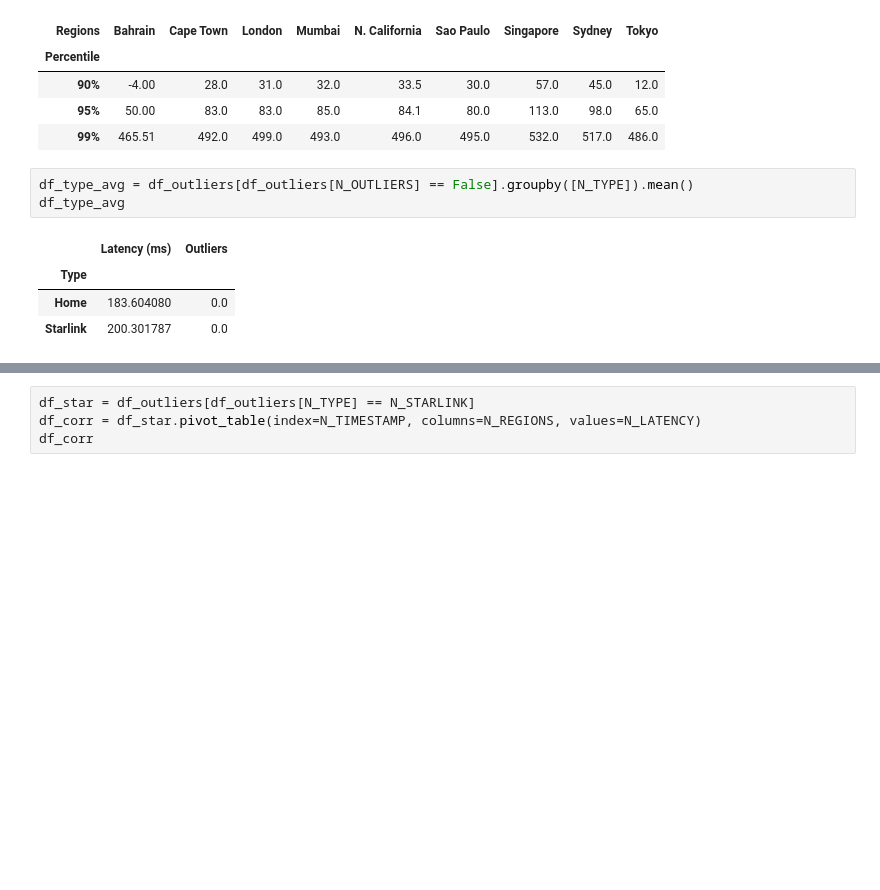
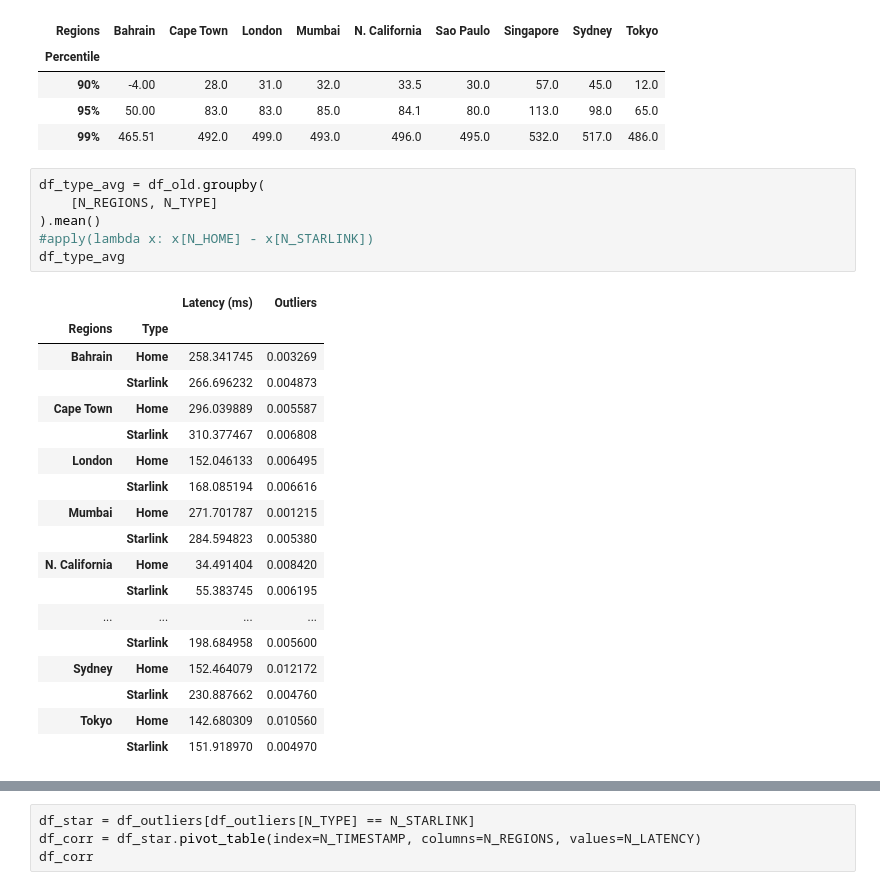
Before and after one commit to Starlink-Measurement/starlink-plot, a Jupyter notebook: plot_ping.ipynb, the cells around one changed output, grey strips where cells are left out. Drawn from its saved outputs; the diff is of its cells as text; blank space fills up the shorter version.

```diff
--- a/plot_ping.ipynb
+++ b/plot_ping.ipynb
@@ -487,10 +540,27 @@ df_perc
 | 95% | 50.00 | 83.0 | 83.0 | 85.0 | 84.1 | 80.0 | 113.0 | 98.0 | 65.0 |
 | 99% | 465.51 | 492.0 | 499.0 | 493.0 | 496.0 | 495.0 | 532.0 | 517.0 | 486.0 |
 # %%
-df_type_avg = df_outliers[df_outliers[N_OUTLIERS] == False].groupby([N_TYPE]).mean()
+df_type_avg = df_old.groupby(
+    [N_REGIONS, N_TYPE]
+).mean()
+#apply(lambda x: x[N_HOME] - x[N_STARLINK])
 df_type_avg
 # %% [output]
-|  | Latency (ms) | Outliers |
-| Type |  |  |
-| Home | 183.604080 | 0.0 |
-| Starlink | 200.301787 | 0.0 |
+|  |  | Latency (ms) | Outliers |
+| Regions | Type |  |  |
+| Bahrain | Home | 258.341745 | 0.003269 |
+|  | Starlink | 266.696232 | 0.004873 |
+| Cape Town | Home | 296.039889 | 0.005587 |
+|  | Starlink | 310.377467 | 0.006808 |
+| London | Home | 152.046133 | 0.006495 |
+|  | Starlink | 168.085194 | 0.006616 |
+| Mumbai | Home | 271.701787 | 0.001215 |
+|  | Starlink | 284.594823 | 0.005380 |
+| N. California | Home | 34.491404 | 0.008420 |
+|  | Starlink | 55.383745 | 0.006195 |
+| ... | ... | ... | ... |
+|  | Starlink | 198.684958 | 0.005600 |
+| Sydney | Home | 152.464079 | 0.012172 |
+|  | Starlink | 230.887662 | 0.004760 |
+| Tokyo | Home | 142.680309 | 0.010560 |
+|  | Starlink | 151.918970 | 0.004970 |
```
Also changed, not shown: parts of 20 cells of this notebook, 3 other files.
